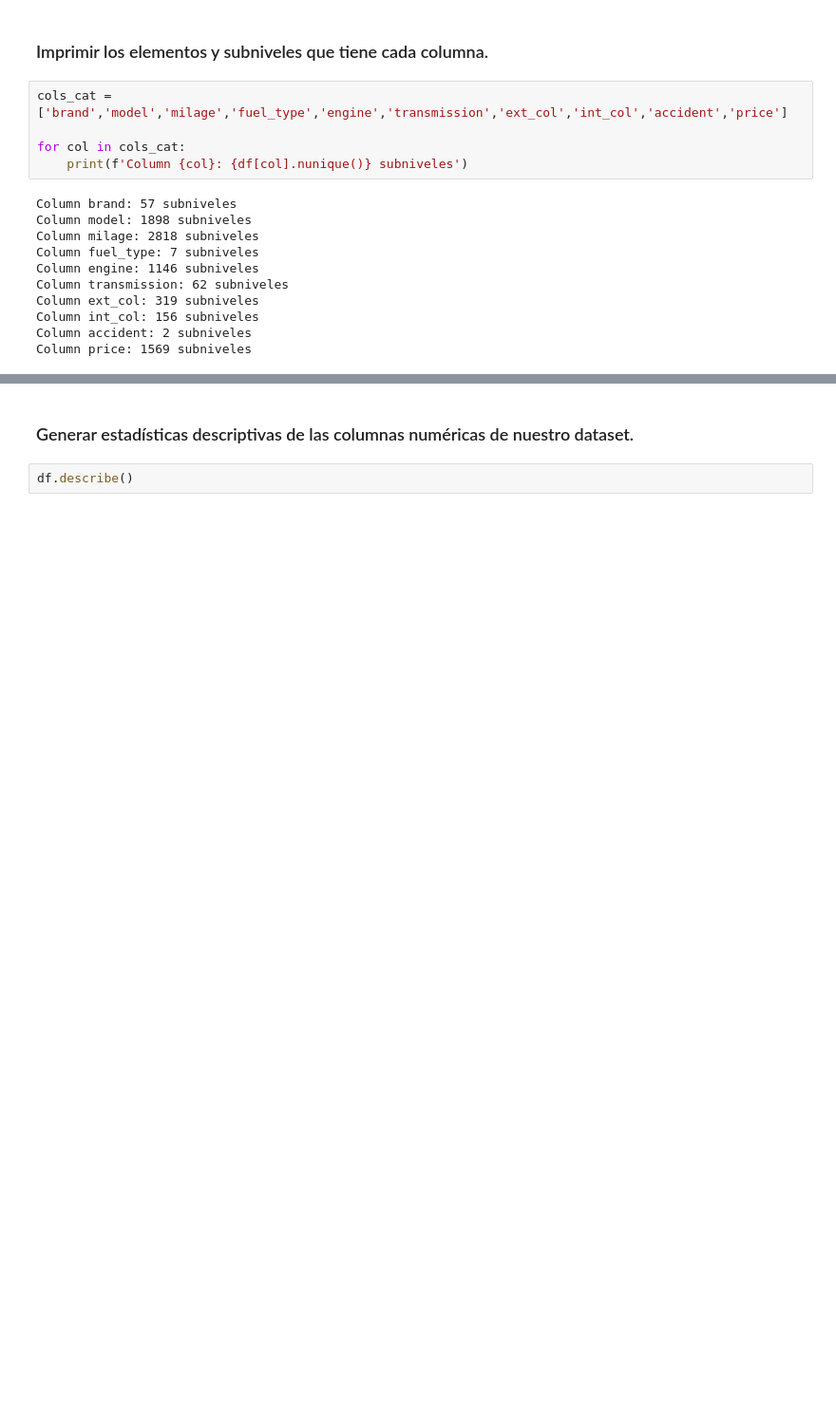
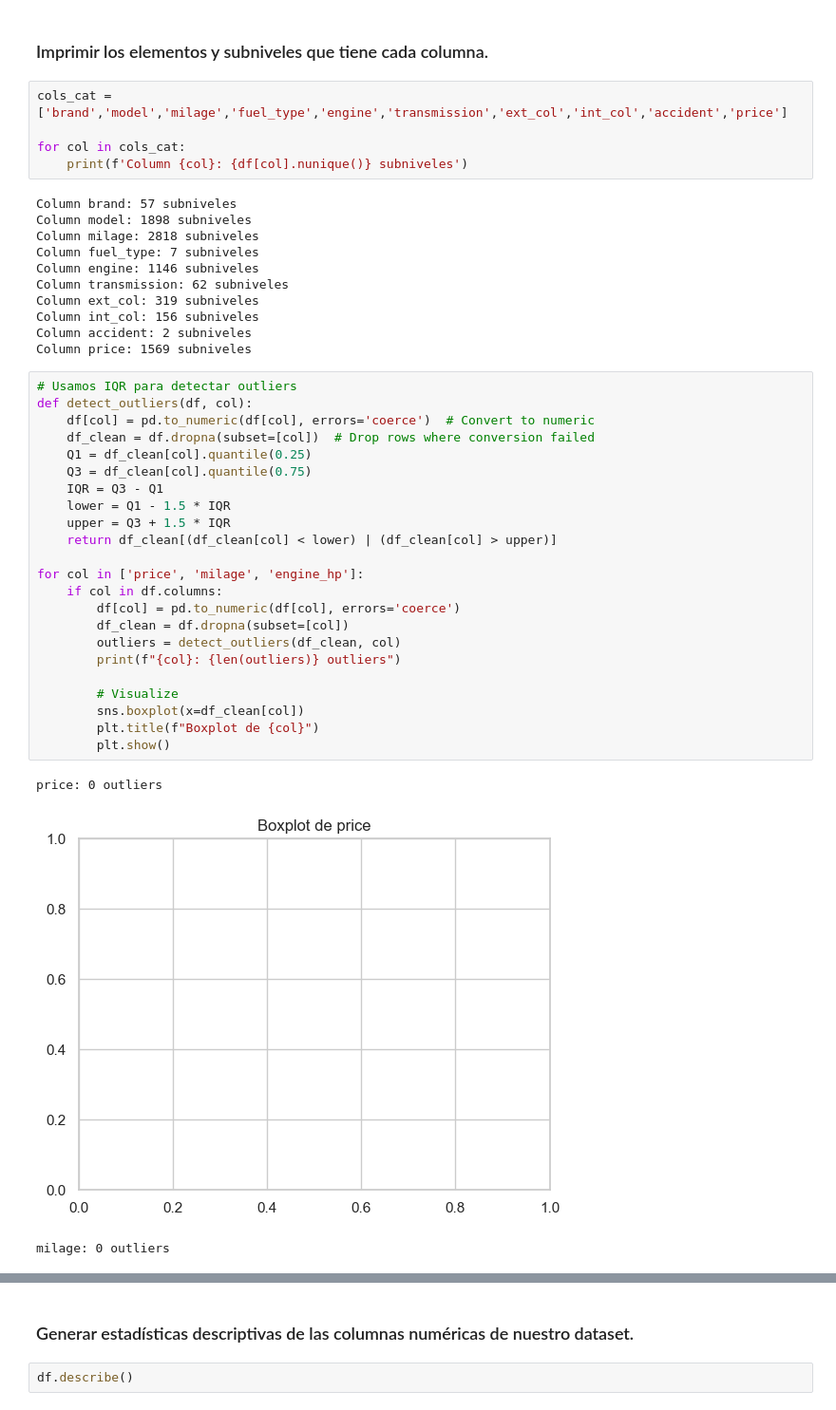
Before and after one commit to mariasuescum/Regression-of-Used-Car-Prices-Project, a Jupyter notebook: used-cars.ipynb, the cells around one changed output, grey strips where cells are left out. Shown at 95% size. Drawn from its saved outputs; the diff is of its cells as text; blank space fills up the shorter version.

```diff
--- a/used-cars.ipynb
+++ b/used-cars.ipynb
@@ -107,3 +107,30 @@ Column ext_col: 319 subniveles
 Column int_col: 156 subniveles
 Column accident: 2 subniveles
 Column price: 1569 subniveles
+# %%
+# Usamos IQR para detectar outliers
+def detect_outliers(df, col):
+    df[col] = pd.to_numeric(df[col], errors='coerce')  # Convert to numeric
+    df_clean = df.dropna(subset=[col])  # Drop rows where conversion failed
+    Q1 = df_clean[col].quantile(0.25)
+    Q3 = df_clean[col].quantile(0.75)
+    IQR = Q3 - Q1
+    lower = Q1 - 1.5 * IQR
+    upper = Q3 + 1.5 * IQR
+    return df_clean[(df_clean[col] < lower) | (df_clean[col] > upper)]
+
+for col in ['price', 'milage', 'engine_hp']:
+    if col in df.columns:
+        df[col] = pd.to_numeric(df[col], errors='coerce')
+        df_clean = df.dropna(subset=[col])
+        outliers = detect_outliers(df_clean, col)
+        print(f"{col}: {len(outliers)} outliers")
+
+        # Visualize
+        sns.boxplot(x=df_clean[col])
+        plt.title(f"Boxplot de {col}")
+        plt.show()
+# %% [output]
+price: 0 outliers
+[figure, added]
+milage: 0 outliers
```
Also changed, not shown: parts of 8 cells of this notebook.
